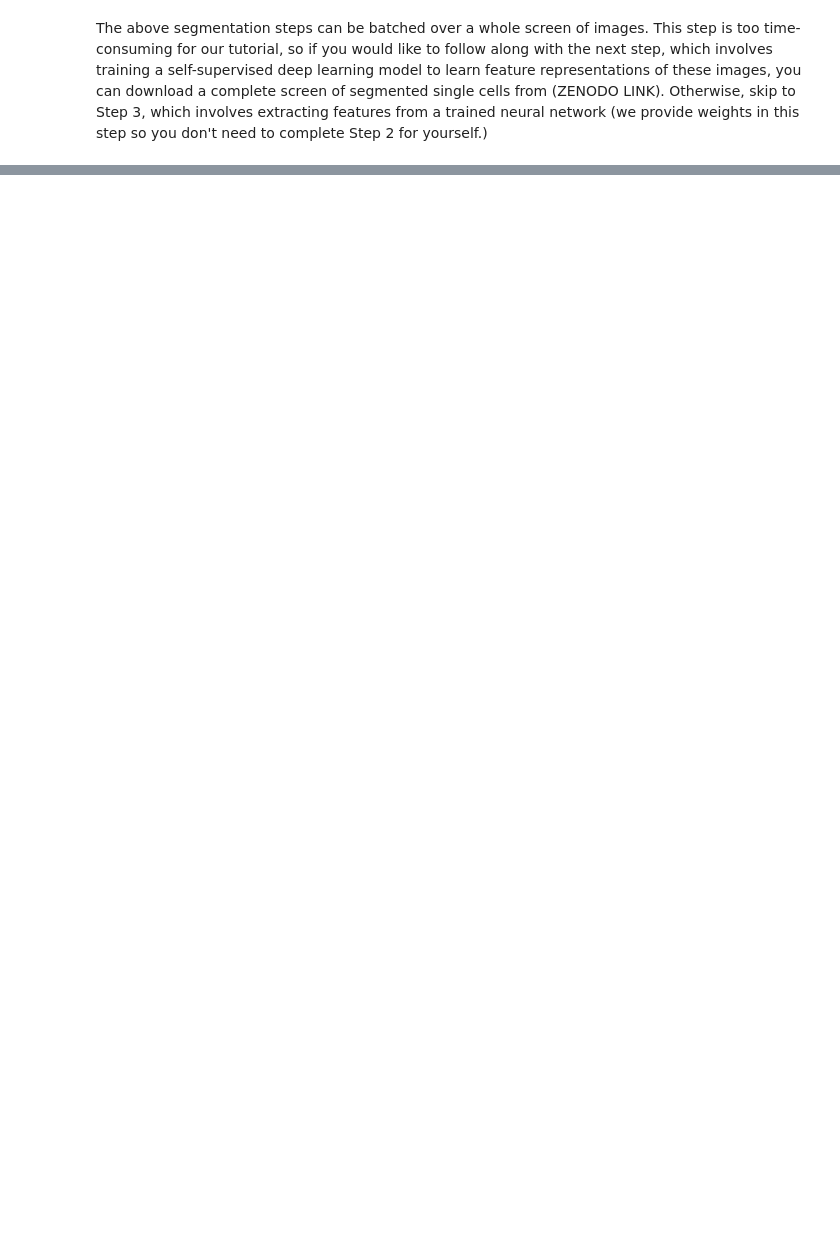
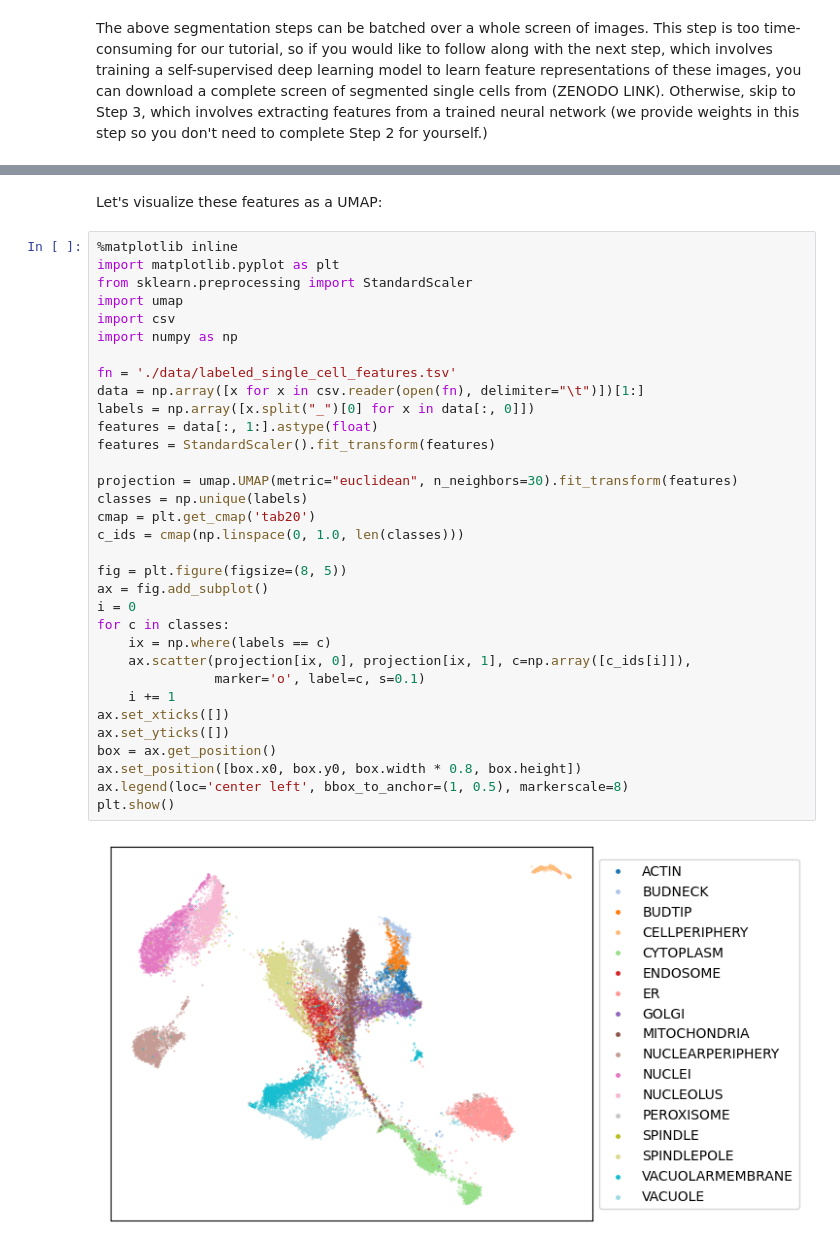
Before and after one commit to alexxijielu/change_detection_book_chapter, a Jupyter notebook: change_detection.ipynb, the cells around one changed output, grey strips where cells are left out. Cells and saved outputs as stored; diff of their text form; blank space fills up the shorter version.

```diff
--- a/change_detection.ipynb
+++ b/change_detection.ipynb
@@ -168,0 +284,37 @@ network (we provide weights in this step so you don't need to complete Step 2 fo
+# %% [markdown]
+Let's visualize these features as a UMAP:
+# %%
+%matplotlib inline
+import matplotlib.pyplot as plt
+from sklearn.preprocessing import StandardScaler
+import umap
+import csv
+import numpy as np
+
+fn = './data/labeled_single_cell_features.tsv'
+data = np.array([x for x in csv.reader(open(fn), delimiter="\t")])[1:]
+labels = np.array([x.split("_")[0] for x in data[:, 0]])
+features = data[:, 1:].astype(float)
+features = StandardScaler().fit_transform(features)
+
+projection = umap.UMAP(metric="euclidean", n_neighbors=30).fit_transform(features)
+classes = np.unique(labels)
+cmap = plt.get_cmap('tab20')
+c_ids = cmap(np.linspace(0, 1.0, len(classes)))
+
+fig = plt.figure(figsize=(8, 5))
+ax = fig.add_subplot()
+i = 0
+for c in classes:
+    ix = np.where(labels == c)
+    ax.scatter(projection[ix, 0], projection[ix, 1], c=np.array([c_ids[i]]),
+               marker='o', label=c, s=0.1)
+    i += 1
+ax.set_xticks([])
+ax.set_yticks([])
+box = ax.get_position()
+ax.set_position([box.x0, box.y0, box.width * 0.8, box.height])
+ax.legend(loc='center left', bbox_to_anchor=(1, 0.5), markerscale=8)
+plt.show()
+# %% [output]
+[figure, added]
```
Also changed, not shown: parts of 21 cells of this notebook, 5 other files.
